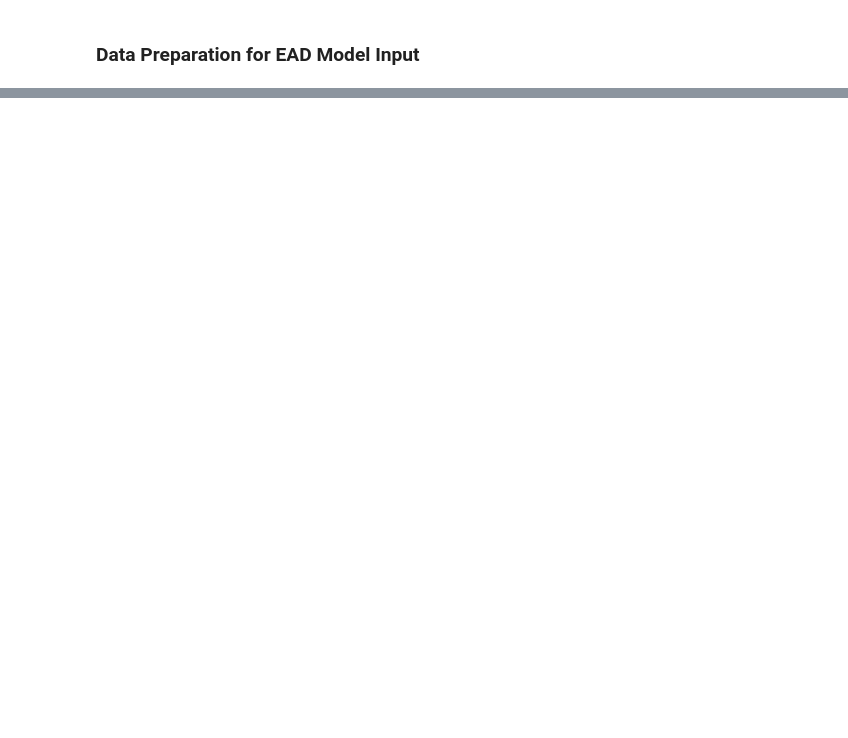
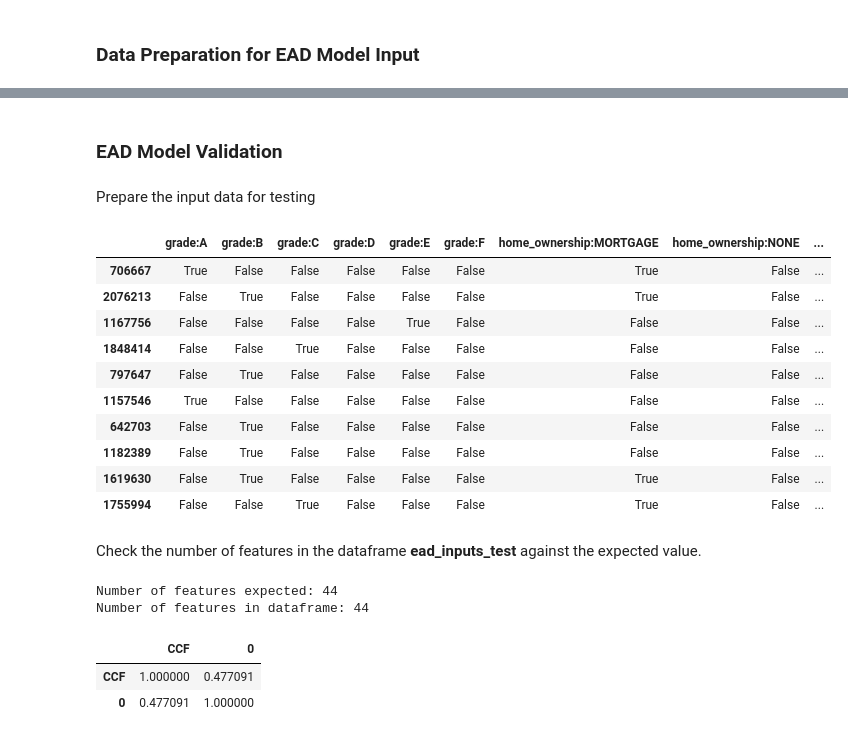
Before and after one commit to z252zhu/Credit-Risk-Modeling-on-Loan-Data, a Jupyter notebook: Credit Risk Modeling - LGD & EAD Model.ipynb, the cells around one changed output, grey strips where cells are left out. Drawn from its saved outputs; the diff is of its cells as text; code cells hidden in the pictures; blank space fills up the shorter version.

```diff
--- a/Credit Risk Modeling - LGD & EAD Model.ipynb
+++ b/Credit Risk Modeling - LGD & EAD Model.ipynb
@@ -672,0 +727,28 @@ ead_targets_test.shape
+# %% [markdown]
+### EAD Model Validation
+# %% [markdown]
+Prepare the input data for testing
+# %%
+ead_inputs_test = ead_inputs_test.loc[: , selected_explanatory_variables]
+ead_inputs_test = ead_inputs_test.drop(reference_category, axis = 1)
+ead_inputs_test.head(10)
+# %% [output]
+|  | grade:A | grade:B | grade:C | grade:D | grade:E | grade:F | home_ownership:MORTGAGE | home_ownership:NONE | ... |
+| 706667 | True | False | False | False | False | False | True | False | ... |
+| 2076213 | False | True | False | False | False | False | True | False | ... |
+| 1167756 | False | False | False | False | True | False | False | False | ... |
+| 1848414 | False | False | True | False | False | False | False | False | ... |
+| 797647 | False | True | False | False | False | False | False | False | ... |
+| 1157546 | True | False | False | False | False | False | False | False | ... |
+| 642703 | False | True | False | False | False | False | False | False | ... |
+| 1182389 | False | True | False | False | False | False | False | False | ... |
+| 1619630 | False | True | False | False | False | False | True | False | ... |
+| 1755994 | False | False | True | False | False | False | True | False | ... |
+# %% [markdown]
+Check the number of features in the dataframe **ead_inputs_test** against the expected value.
+# %%
+print('Number of features expected: {}'.format(len(selected_explanatory_variables) - len(reference_category)))
+print('Number of features in dataframe: {}'.format(ead_inputs_test.shape[1]))
+# %% [output]
+Number of features expected: 44
+Number of features in dataframe: 44
@@ -672,0 +757,8 @@ ead_targets_test.shape
+# %%
+ead_targets_test_temp = ead_targets_test.copy()
+ead_targets_test_temp = ead_targets_test_temp.reset_index(drop = True)
+pd.concat([ead_targets_test_temp, pd.DataFrame(y_hat_test_ead)], axis = 1).corr()
+# %% [output]
+|  | CCF | 0 |
+| CCF | 1.000000 | 0.477091 |
+| 0 | 0.477091 | 1.000000 |
```
Also changed, not shown: parts of 37 cells of this notebook.
